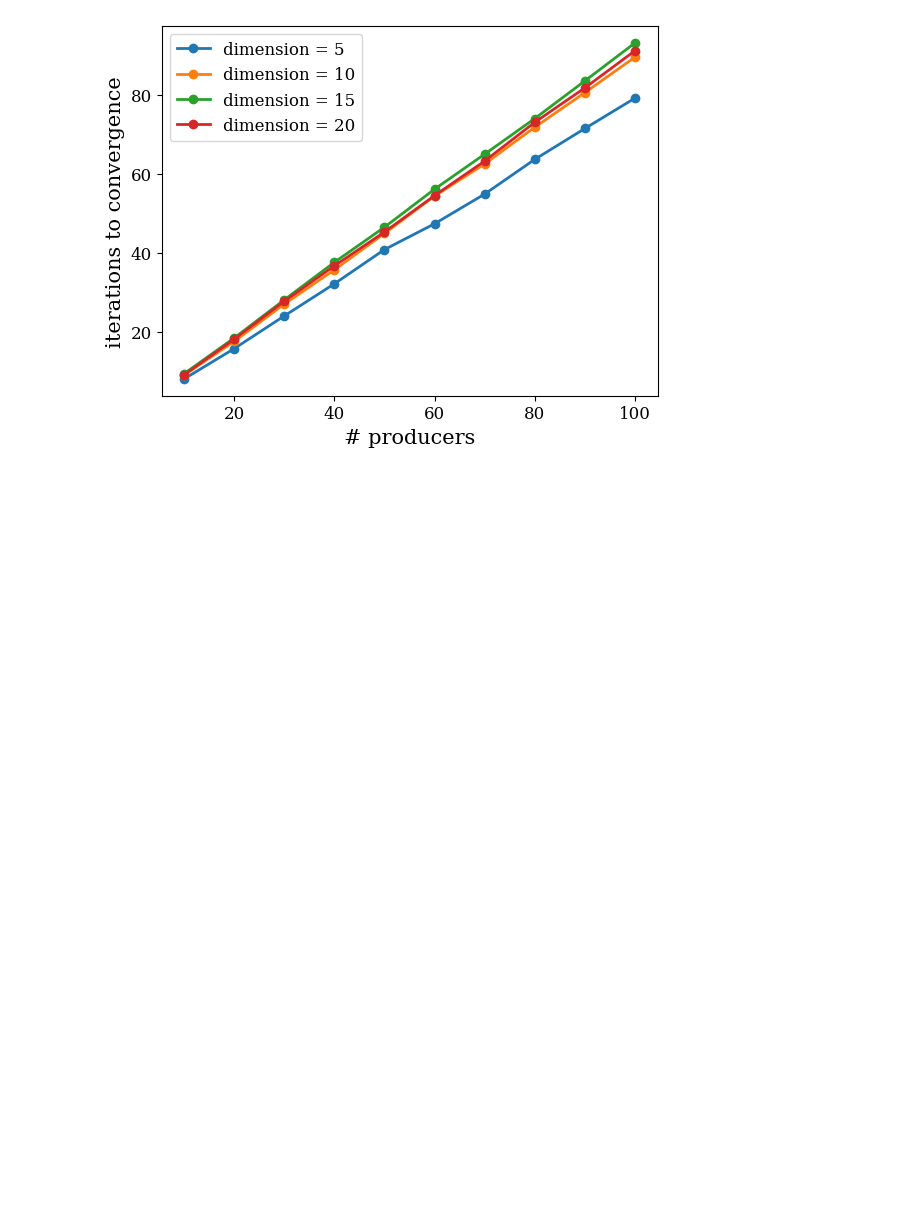
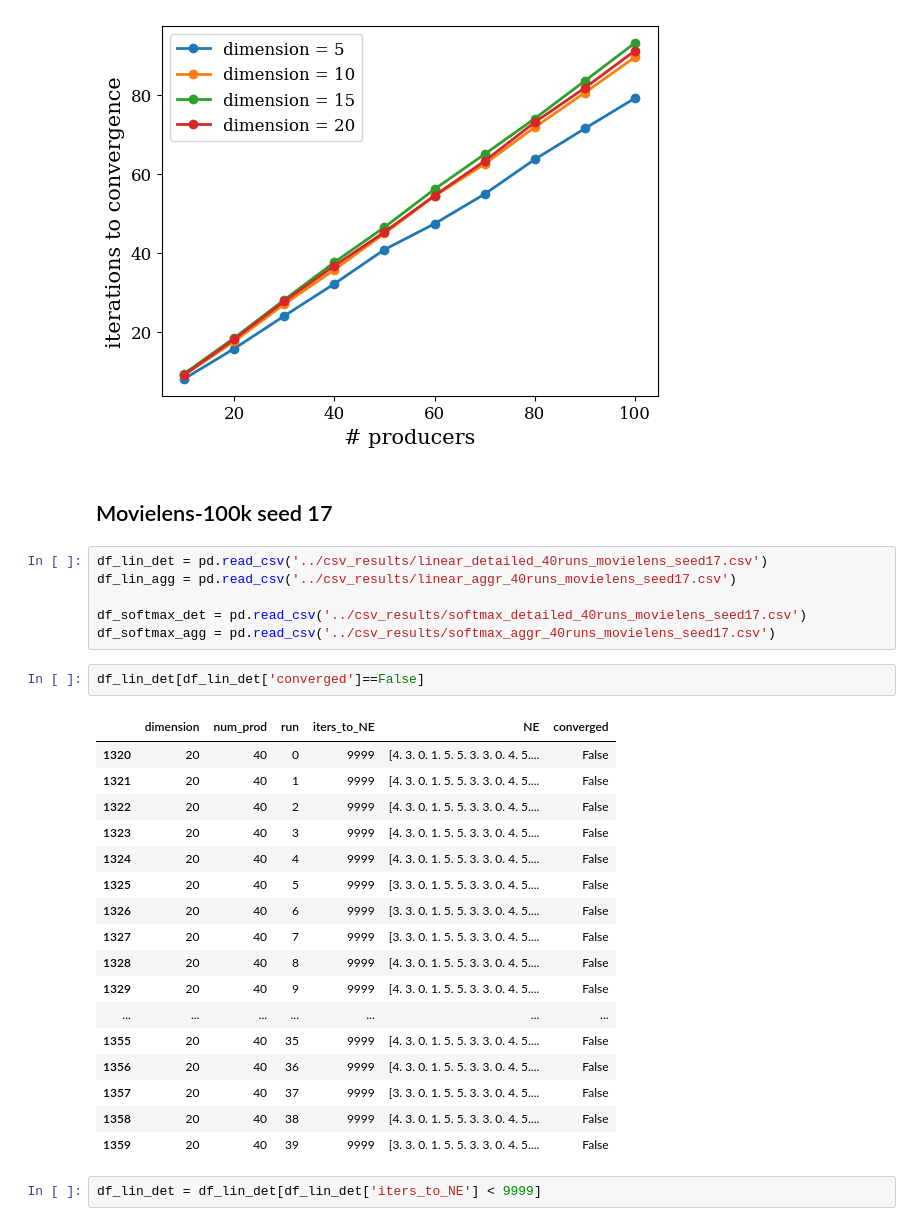
Before and after one commit to krishnacharya/recsys_eq, a Jupyter notebook: plots/plots_for_numiterations.ipynb, the cells around one changed output. Saved outputs shown, nothing was run; the diff lists cells and outputs as text; blank space fills up the shorter version.

```diff
--- a/plots/plots_for_numiterations.ipynb
+++ b/plots/plots_for_numiterations.ipynb
@@ -182,3 +182,33 @@ plt.legend(loc="upper left")
 plt.savefig('num_iter_softmax_weighted_dataset.pdf', bbox_inches='tight')
 # %% [output]
 [figure]
+# %% [markdown]
+## Movielens-100k seed 17
+# %%
+df_lin_det = pd.read_csv('../csv_results/linear_detailed_40runs_movielens_seed17.csv')
+df_lin_agg = pd.read_csv('../csv_results/linear_aggr_40runs_movielens_seed17.csv')
+
+df_softmax_det = pd.read_csv('../csv_results/softmax_detailed_40runs_movielens_seed17.csv')
+df_softmax_agg = pd.read_csv('../csv_results/softmax_aggr_40runs_movielens_seed17.csv')
+# %%
+df_lin_det[df_lin_det['converged']==False]
+# %% [output]
+|  | dimension | num_prod | run | iters_to_NE | NE | converged |
+| 1320 | 20 | 40 | 0 | 9999 | [4. 3. 0. 1. 5. 5. 3. 3. 0. 4. 5.... | False |
+| 1321 | 20 | 40 | 1 | 9999 | [4. 3. 0. 1. 5. 5. 3. 3. 0. 4. 5.... | False |
+| 1322 | 20 | 40 | 2 | 9999 | [4. 3. 0. 1. 5. 5. 3. 3. 0. 4. 5.... | False |
+| 1323 | 20 | 40 | 3 | 9999 | [4. 3. 0. 1. 5. 5. 3. 3. 0. 4. 5.... | False |
+| 1324 | 20 | 40 | 4 | 9999 | [4. 3. 0. 1. 5. 5. 3. 3. 0. 4. 5.... | False |
+| 1325 | 20 | 40 | 5 | 9999 | [3. 3. 0. 1. 5. 5. 3. 3. 0. 4. 5.... | False |
+| 1326 | 20 | 40 | 6 | 9999 | [3. 3. 0. 1. 5. 5. 3. 3. 0. 4. 5.... | False |
+| 1327 | 20 | 40 | 7 | 9999 | [3. 3. 0. 1. 5. 5. 3. 3. 0. 4. 5.... | False |
+| 1328 | 20 | 40 | 8 | 9999 | [4. 3. 0. 1. 5. 5. 3. 3. 0. 4. 5.... | False |
+| 1329 | 20 | 40 | 9 | 9999 | [4. 3. 0. 1. 5. 5. 3. 3. 0. 4. 5.... | False |
+| ... | ... | ... | ... | ... | ... | ... |
+| 1355 | 20 | 40 | 35 | 9999 | [4. 3. 0. 1. 5. 5. 3. 3. 0. 4. 5.... | False |
+| 1356 | 20 | 40 | 36 | 9999 | [4. 3. 0. 1. 5. 5. 3. 3. 0. 4. 5.... | False |
+| 1357 | 20 | 40 | 37 | 9999 | [3. 3. 0. 1. 5. 5. 3. 3. 0. 4. 5.... | False |
+| 1358 | 20 | 40 | 38 | 9999 | [4. 3. 0. 1. 5. 5. 3. 3. 0. 4. 5.... | False |
+| 1359 | 20 | 40 | 39 | 9999 | [3. 3. 0. 1. 5. 5. 3. 3. 0. 4. 5.... | False |
+# %%
+df_lin_det = df_lin_det[df_lin_det['iters_to_NE'] < 9999]
```
Also changed, not shown: parts of 4 cells of this notebook, 6 other files.
